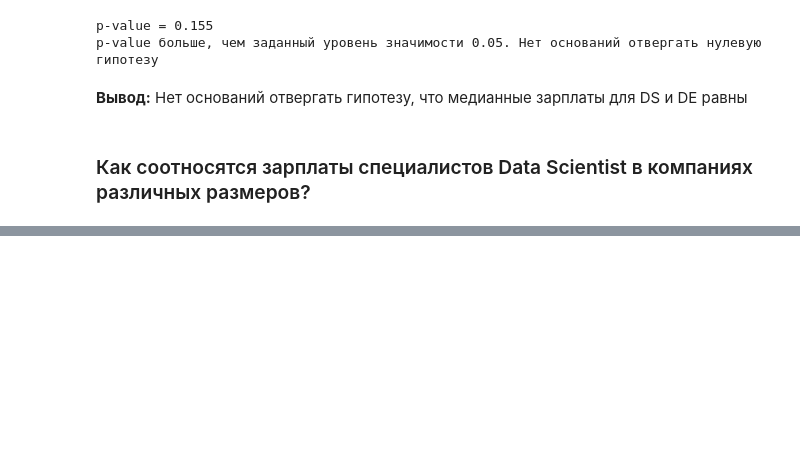
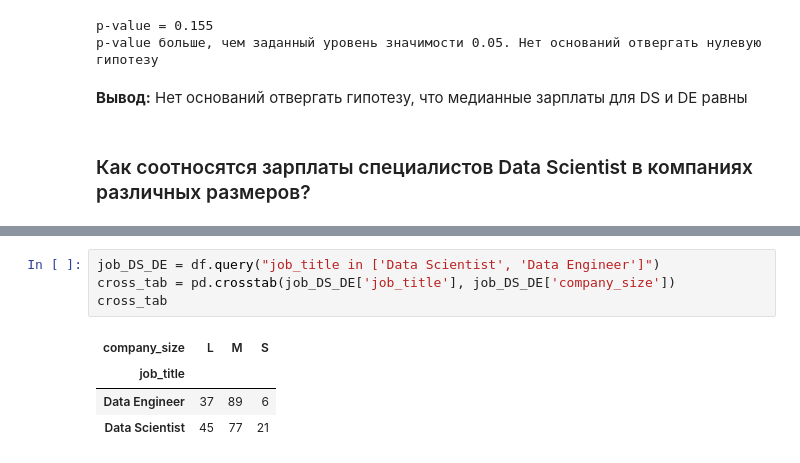
Before and after one commit to Ar1sha/sf, a Jupyter notebook: Task(10-2)HW-02/task 10-2(HW-02).ipynb, the cells around one changed output, grey strips where cells are left out. Cells and saved outputs as stored; diff of their text form; blank space fills up the shorter version.

```diff
--- a/Task(10-2)HW-02/task 10-2(HW-02).ipynb
+++ b/Task(10-2)HW-02/task 10-2(HW-02).ipynb
@@ -337,0 +408,9 @@ p-value больше, чем заданный уровень значимост
+# %%
+job_DS_DE = df.query("job_title in ['Data Scientist', 'Data Engineer']")
+cross_tab = pd.crosstab(job_DS_DE['job_title'], job_DS_DE['company_size'])
+cross_tab
+# %% [output]
+| company_size | L | M | S |
+| job_title |  |  |  |
+| Data Engineer | 37 | 89 | 6 |
+| Data Scientist | 45 | 77 | 21 |
```
Also changed, not shown: parts of 10 cells of this notebook.
